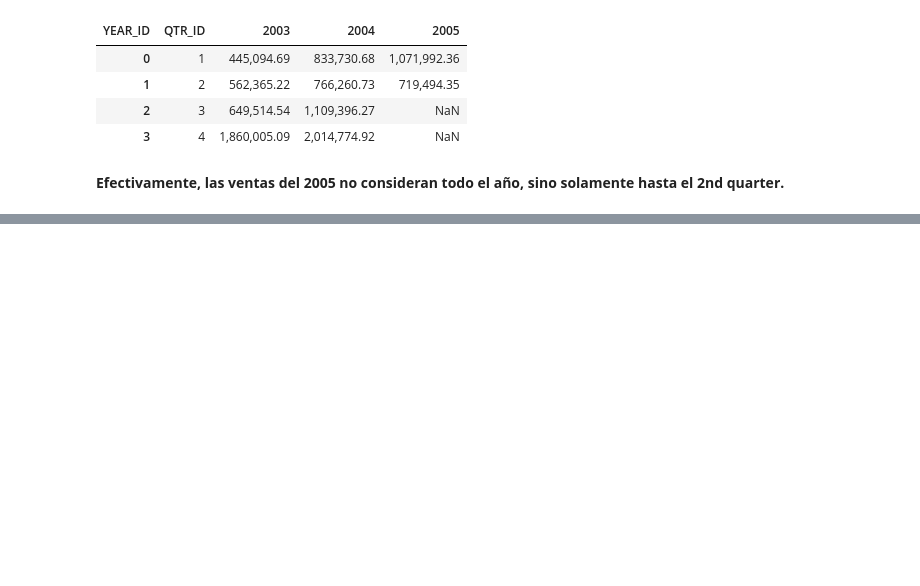
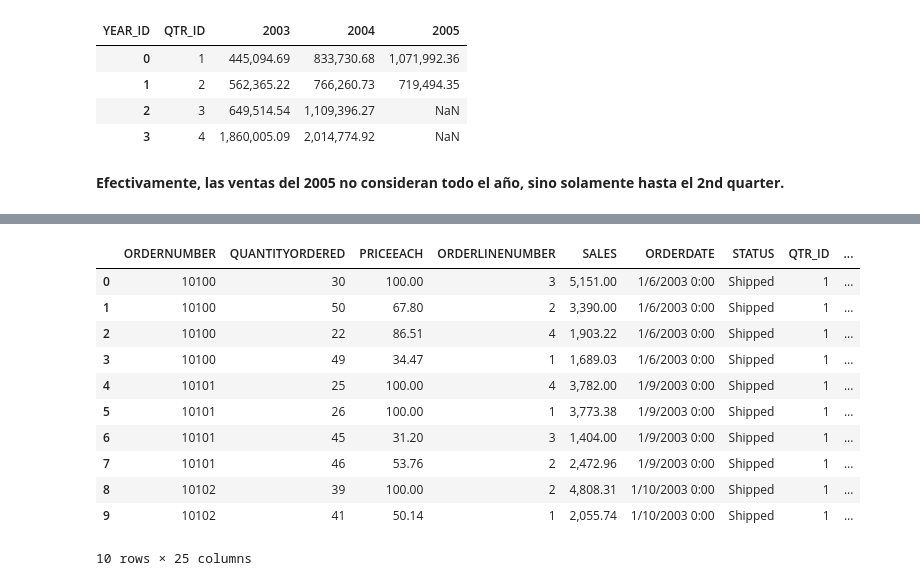
Before and after one commit to luisivanumpire/prueba_DScience, a Jupyter notebook: 3_Test_DScience.ipynb, the cells around one changed output, grey strips where cells are left out. Cells and saved outputs as stored; diff of their text form; code cells hidden in the pictures; blank space fills up the shorter version.

```diff
--- a/3_Test_DScience.ipynb
+++ b/3_Test_DScience.ipynb
@@ -243,0 +260,16 @@ df_sales_quarter
+# %%
+df_sales_2004 = df_sales[df_sales['YEAR_ID'] != 2004]
+df_sales_2004.head(10)
+# %% [output]
+|  | ORDERNUMBER | QUANTITYORDERED | PRICEEACH | ORDERLINENUMBER | SALES | ORDERDATE | STATUS | QTR_ID | ... |
+| 0 | 10100 | 30 | 100.00 | 3 | 5,151.00 | 1/6/2003 0:00 | Shipped | 1 | ... |
+| 1 | 10100 | 50 | 67.80 | 2 | 3,390.00 | 1/6/2003 0:00 | Shipped | 1 | ... |
+| 2 | 10100 | 22 | 86.51 | 4 | 1,903.22 | 1/6/2003 0:00 | Shipped | 1 | ... |
+| 3 | 10100 | 49 | 34.47 | 1 | 1,689.03 | 1/6/2003 0:00 | Shipped | 1 | ... |
+| 4 | 10101 | 25 | 100.00 | 4 | 3,782.00 | 1/9/2003 0:00 | Shipped | 1 | ... |
+| 5 | 10101 | 26 | 100.00 | 1 | 3,773.38 | 1/9/2003 0:00 | Shipped | 1 | ... |
+| 6 | 10101 | 45 | 31.20 | 3 | 1,404.00 | 1/9/2003 0:00 | Shipped | 1 | ... |
+| 7 | 10101 | 46 | 53.76 | 2 | 2,472.96 | 1/9/2003 0:00 | Shipped | 1 | ... |
+| 8 | 10102 | 39 | 100.00 | 2 | 4,808.31 | 1/10/2003 0:00 | Shipped | 1 | ... |
+| 9 | 10102 | 41 | 50.14 | 1 | 2,055.74 | 1/10/2003 0:00 | Shipped | 1 | ... |
+10 rows × 25 columns
```
Also changed, not shown: parts of 3 cells of this notebook.
